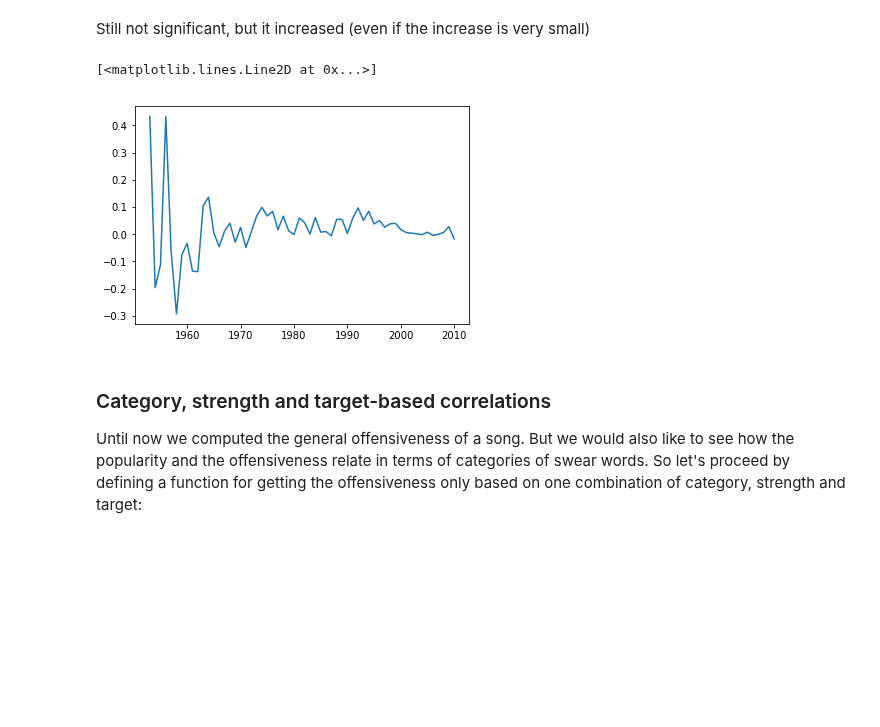
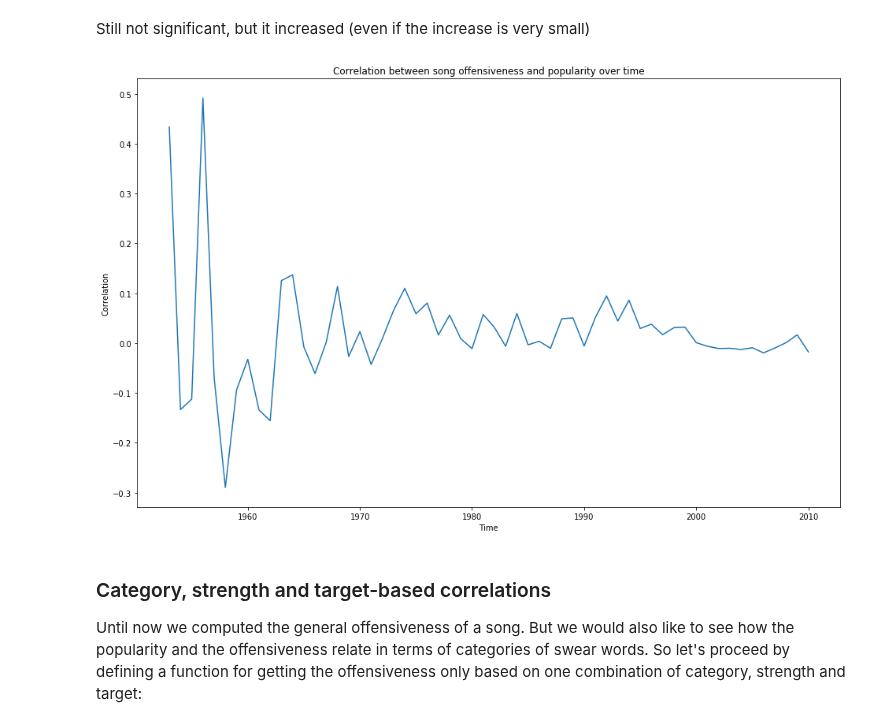
Before and after one commit to Victor-Palacios/epfl_ada, a Jupyter notebook: Project/main_nb.ipynb, the cells around one changed output. Drawn from its saved outputs; the diff is of its cells as text; code cells hidden in the pictures; blank space fills up the shorter version.

Commit message:
Did the time correlation part in the analysis

```diff
--- a/Project/main_nb.ipynb
+++ b/Project/main_nb.ipynb
@@ -174,11 +172,15 @@ year_correlation = song_info_YOH.groupby(by="year").apply(lambda frame: frame.so
 year_correlation = year_correlation.dropna()
 year_correlation = year_correlation.to_frame().reset_index()
 year_correlation.columns = ["year", "correlation"]
-# %%
-plt.plot(year_correlation.year.tolist(), year_correlation.correlation.tolist())
-# %% [output]
-[<matplotlib.lines.Line2D at 0x...>]
-[figure, removed]
+# %%
+plt.figure(figsize=(16, 10))
+plt.title("Correlation between song offensiveness and popularity over time")
+plt.ylabel("Correlation")
+plt.xlabel("Time")
+plt.plot(year_correlation.year.tolist(), year_correlation.correlation.tolist())
+plt.show()
+# %% [output]
+[figure, added]
 # %% [markdown]
 ### Category, strength and target-based correlations
 Until now we computed the general offensiveness of a song. But we would also like to see how the popularity and the offensiveness relate in terms of categories of swear words. So let's proceed by defining a function for getting the offensiveness only based on one combination of category, strength and target:
```
Also changed, not shown: parts of 13 cells of this notebook, 5 other files.
